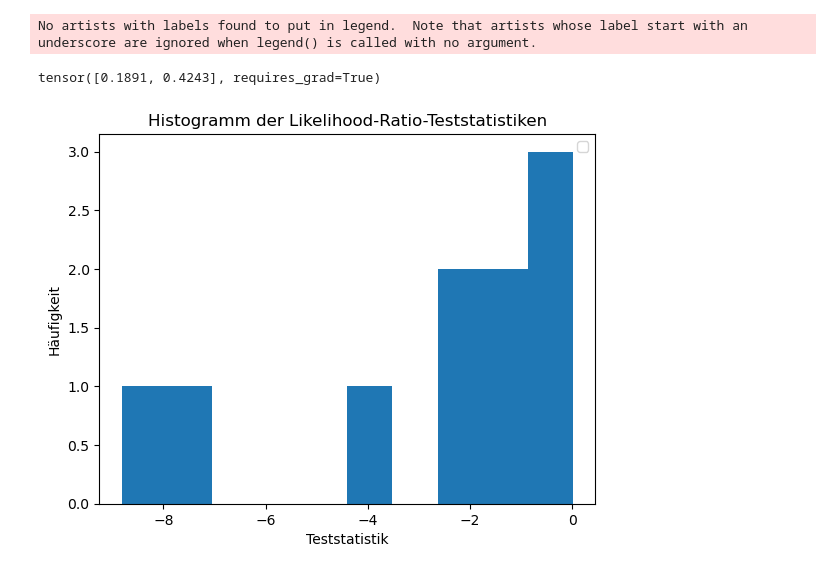
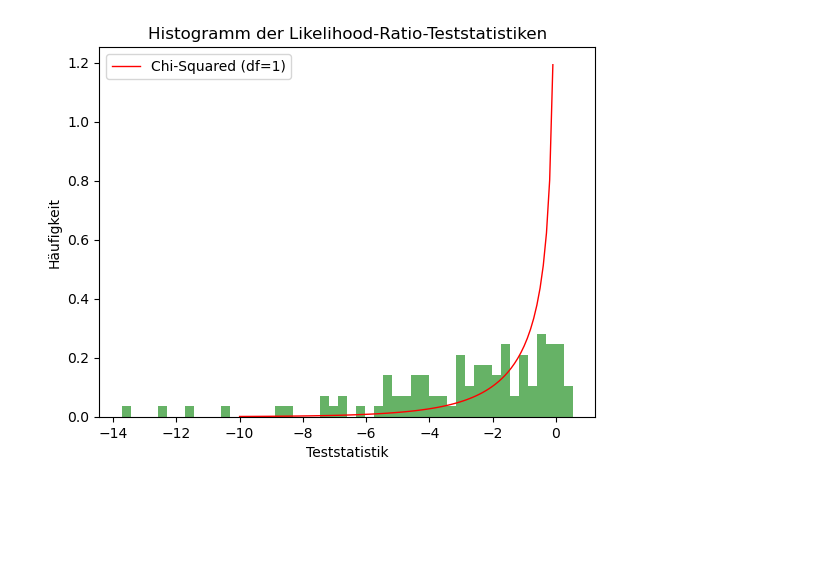
Before and after one commit to el-pato01/BA2024, a Jupyter notebook: Code/train_vae/mixed_model_LRThist.ipynb, the cells around one changed output. Cells and saved outputs as stored; diff of their text form; code cells hidden in the pictures; blank space fills up the shorter version.

Commit message:
new hist

```diff
--- a/Code/train_vae/mixed_model_LRThist.ipynb
+++ b/Code/train_vae/mixed_model_LRThist.ipynb
@@ -23,7 +24,7 @@ b_2 = 0.2 # effect of sex
 b_3 = 0.5 # effect of age
 
 # calculating data for num_patients patients
-def simulate_data(num_patients, D_param):
+def simulate_data(num_patients):
     # Generate data
     data = []
     #data_we = []
@@ -180,5 +102,5 @@ def get_design_matrix(df_fixed_effects, fixed_effects_keys, df_random_effects, r
 # %%
-num_simulations = 1
+num_simulations = 500
 # %%
 #keys for random and fixed effects in the matrix
 fixed_effects_keys = ['family_affected', 'sex', 'age']
@@ -197,7 +119,7 @@ D_param_r = torch.randn(n_rand_eff_r, requires_grad=True) # Learnable parameter
 lrt_results = []
 
 for _ in range(num_simulations):
-    data = pd.DataFrame(simulate_data(200, D_param), columns=['patient_id', 'years_after_treatment', 'family_affected', 'sex', 'age', 'test_score'])
+    data = pd.DataFrame(simulate_data(200), columns=['patient_id', 'years_after_treatment', 'family_affected', 'sex', 'age', 'test_score'])
     N = len(data)
     Z_list = calculate_Zlist(data, random_effects_keys) # Random effects design matrix (Datenmatrix) for each patient
     X_list = calculate_Xlist(data, fixed_effects_keys) # Fixed effects design matrix (Datenmatrix) for each patient
@@ -215,7 +137,6 @@ for _ in range(num_simulations):
         Z_tilde_list = [torch.cat((Z_i, Delta)) for Z_i in Z_list]
         # Matrix X_e (eq. 2.11 p. 65)
         X_e = torch.cat((block_diag_list(Z_tilde_list), torch.cat(X_tilde_list)), -1)
-        print(X_e)
         # Calculate MLE estimates of random and fixed effects with current set of covariance Parameters (eq. 2.11 p. 65)
         pred = torch.inverse((X_e.t() @ X_e)) @ X_e.t() @ y_e
         # Calculate MLE estimates of the noise sigma with current set of covariance Parameters (eq. 2.12 p. 65)
@@ -258,4 +179,4 @@ for _ in range(num_simulations):
     result_reduced = minimize(calculate_likelihood_reduced, D_param_r, method='bfgs', max_iter=6)
     Lmin = result_reduced.fun
 
-    lrt_results.append(likelihood_ratio(Lmin,Lmax,1))
+    lrt_results.append(likelihood_ratio(Lmin,Lmax))
@@ -272,20 +183,19 @@ RuntimeError: mat1 and mat2 shapes cannot be multiplied (404x1768 and 6528x2)
 # %%
 # Histogramm der Teststatistiken erstellen
-plt.hist(lrt_results)
+plt.hist(lrt_results, bins=50, density=True, alpha=0.6, color='g')
 
 # Chi-Quadrat-Verteilung mit einem Freiheitsgrad plotten (für Vergleich)
-#x = np.linspace(0, 10, 1000)
-#plt.plot(x, chi2.pdf(x, df=1), 'r-', lw=1, label='Chi-Squared (df=1)')
+x = np.linspace(0, 10, 100)
+plt.plot(-x, chi2.pdf(x, df=1), 'r-', lw=1, label='Chi-Squared (df=1)')
+
 
 # Beschriftungen hinzufügen
 plt.title('Histogramm der Likelihood-Ratio-Teststatistiken')
 plt.xlabel('Teststatistik')
 plt.ylabel('Häufigkeit')
 plt.legend()
 
 # Histogramm anzeigen
 plt.show()
 # %% [output]
-No artists with labels found to put in legend.  Note that artists whose label start with an underscore are ignored when legend() is called with no argument.
-tensor([0.1891, 0.4243], requires_grad=True)
-[figure, old version]
+[figure, new version]
```
Also changed, not shown: parts of 3 cells of this notebook, 14 other files.
